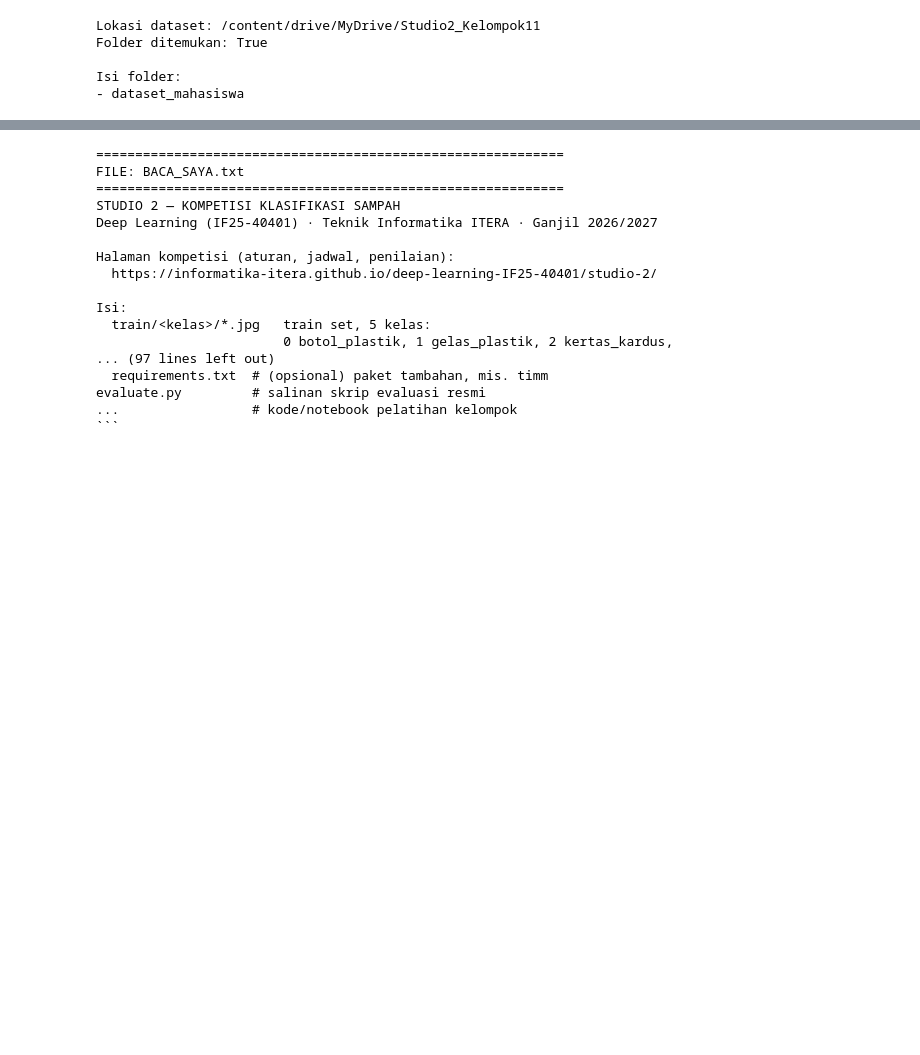
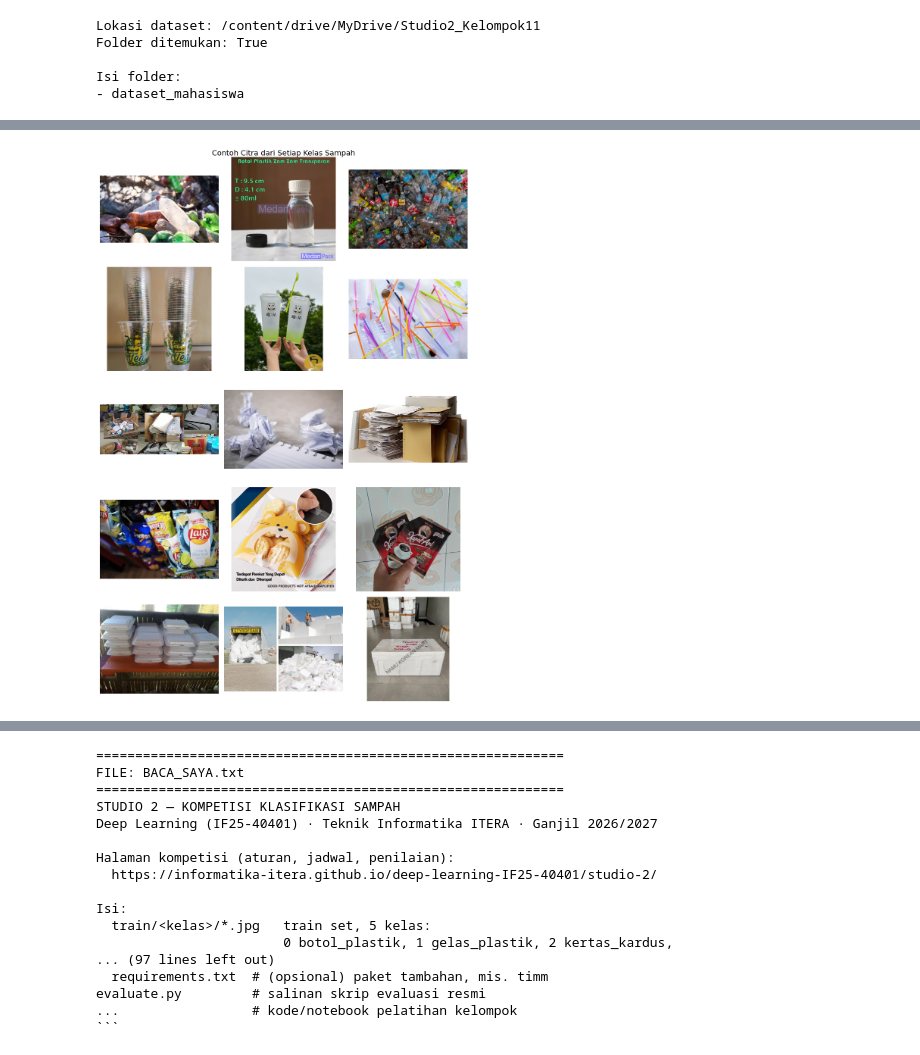
Before and after one commit to 14-169-RaisyaSyifaSaleh/Kelompok11_Studio2, a Jupyter notebook: Studio2_123140169_123140212.ipynb, the cells around one changed output, grey strips where cells are left out. Saved outputs shown, nothing was run; the diff lists cells and outputs as text; code cells hidden in the pictures; blank space fills up the shorter version.

Commit message:
update new model training and all process

```diff
--- a/Studio2_123140169_123140212.ipynb
+++ b/Studio2_123140169_123140212.ipynb
@@ -155,3 +159,61 @@ styrofoam: 671 gambar
+# %%
+
+import random
+import matplotlib.pyplot as plt
+from pathlib import Path
+from PIL import Image
+
+DATASET_DIR = Path(
+    "/content/drive/MyDrive/Studio2_Kelompok11/dataset_mahasiswa"
+)
+TRAIN_DIR = DATASET_DIR / "train"
+
+CLASSES = [
+    "botol_plastik",
+    "gelas_plastik",
+    "kertas_kardus",
+    "saset_kemasan",
+    "styrofoam",
+]
+
+random.seed(42)
+
+fig, axes = plt.subplots(
+    nrows=len(CLASSES),
+    ncols=3,
+    figsize=(10, 15)
+)
+
+for row, class_name in enumerate(CLASSES):
+    class_dir = TRAIN_DIR / class_name
+    image_paths = sorted(class_dir.glob("*.jpg"))
+
+    samples = random.sample(image_paths, min(3, len(image_paths)))
+
+    for col in range(3):
+        ax = axes[row, col]
+        ax.axis("off")
+
+        if col < len(samples):
+            with Image.open(samples[col]) as img:
+                ax.imshow(img.convert("RGB"))
+
+            if col == 0:
+                ax.set_ylabel(
+                    class_name,
+                    fontsize=10,
+                    rotation=90,
+                    labelpad=12
+                )
+
+plt.suptitle(
+    "Contoh Citra dari Setiap Kelas Sampah",
+    fontsize=14
+)
+plt.tight_layout()
+plt.show()
+# %% [output]
+[figure, added]
 # %%
 from pathlib import Path
 
```
Also changed, not shown: parts of 16 cells of this notebook.
